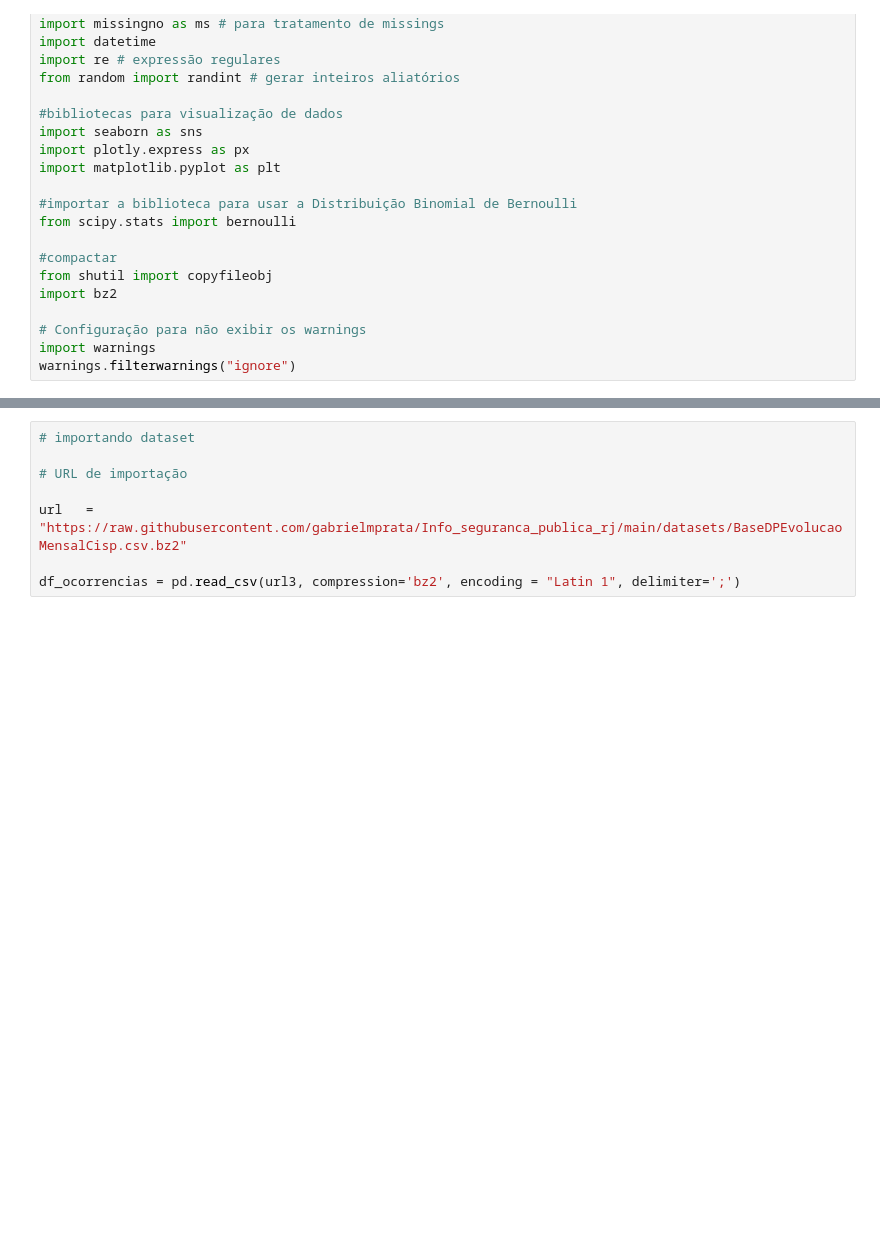
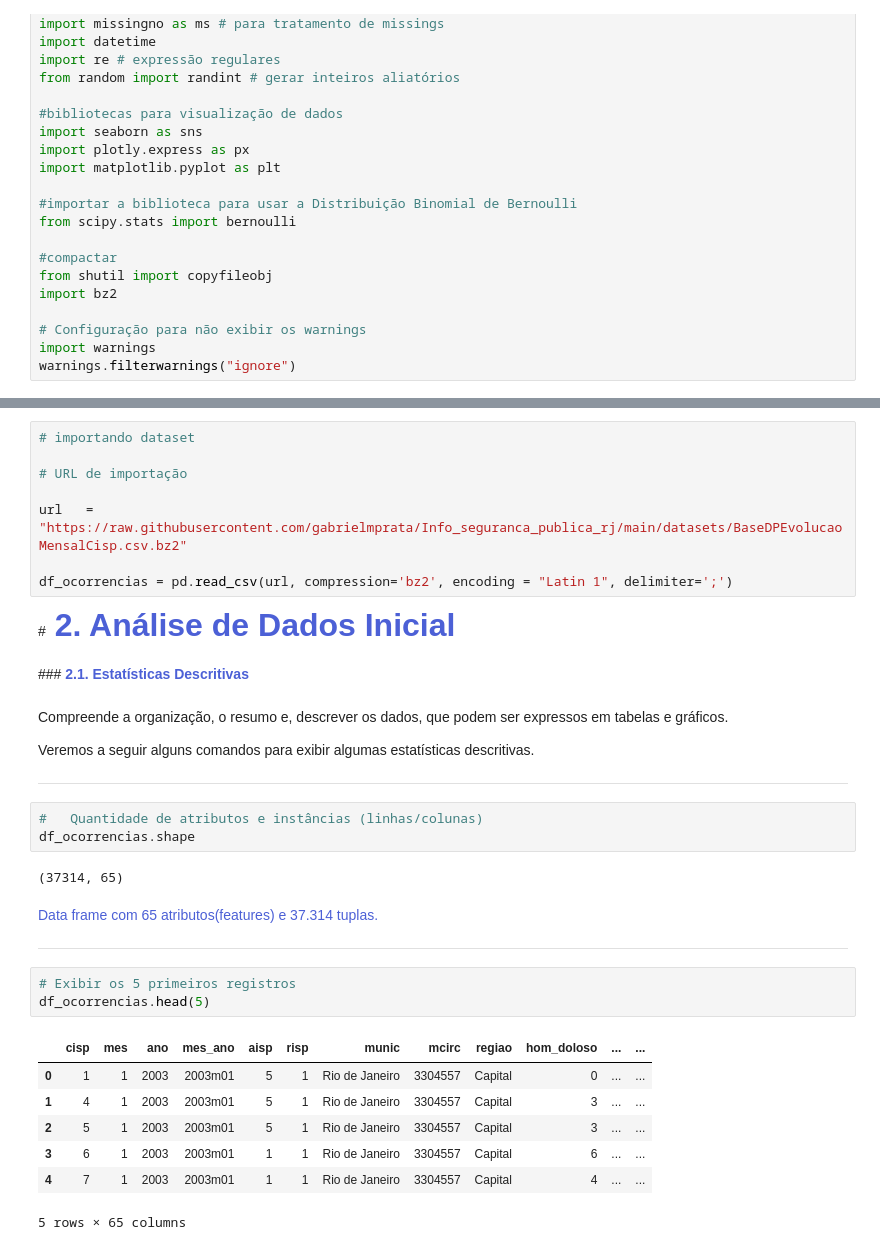
Before and after one commit to gabrielmprata/Info_seguranca_publica_rj, a Jupyter notebook: Info_seguranca_publica_rj.ipynb, the cells around one changed output, grey strips where cells are left out. Drawn from its saved outputs; the diff is of its cells as text; blank space fills up the shorter version.

```diff
--- a/Info_seguranca_publica_rj.ipynb
+++ b/Info_seguranca_publica_rj.ipynb
@@ -50,4 +50,35 @@ warnings.filterwarnings("ignore")
 
 url   = "https://raw.githubusercontent.com/gabrielmprata/Info_seguranca_publica_rj/main/datasets/BaseDPEvolucaoMensalCisp.csv.bz2"
 
-df_ocorrencias = pd.read_csv(url3, compression='bz2', encoding = "Latin 1", delimiter=';')
+df_ocorrencias = pd.read_csv(url, compression='bz2', encoding = "Latin 1", delimiter=';')
+# %% [markdown]
+#**<font color=#4c60d6 size="6"> 2. Análise de Dados Inicial**
+# %% [markdown]
+###**<font color=#4c60d6> 2.1. Estatísticas Descritivas**
+# %% [markdown]
+Compreende a organização, o resumo e, descrever os dados, que podem ser expressos em tabelas e gráficos.
+>
+Veremos a seguir alguns comandos para exibir algumas estatísticas descritivas.
+>
+---
+# %%
+#	Quantidade de atributos e instâncias (linhas/colunas)
+df_ocorrencias.shape
+# %% [output]
+(37314, 65)
+# %% [markdown]
+<font color=#4c60d6> Data frame com 65 atributos(features) e 37.314 tuplas.
+
+
+---
+# %%
+# Exibir os 5 primeiros registros
+df_ocorrencias.head(5)
+# %% [output]
+|  | cisp | mes | ano | mes_ano | aisp | risp | munic | mcirc | regiao | hom_doloso | ... | ... |
+| 0 | 1 | 1 | 2003 | 2003m01 | 5 | 1 | Rio de Janeiro | 3304557 | Capital | 0 | ... | ... |
+| 1 | 4 | 1 | 2003 | 2003m01 | 5 | 1 | Rio de Janeiro | 3304557 | Capital | 3 | ... | ... |
+| 2 | 5 | 1 | 2003 | 2003m01 | 5 | 1 | Rio de Janeiro | 3304557 | Capital | 3 | ... | ... |
+| 3 | 6 | 1 | 2003 | 2003m01 | 1 | 1 | Rio de Janeiro | 3304557 | Capital | 6 | ... | ... |
+| 4 | 7 | 1 | 2003 | 2003m01 | 1 | 1 | Rio de Janeiro | 3304557 | Capital | 4 | ... | ... |
+5 rows × 65 columns
```
Also changed, not shown: parts of 11 cells of this notebook.
